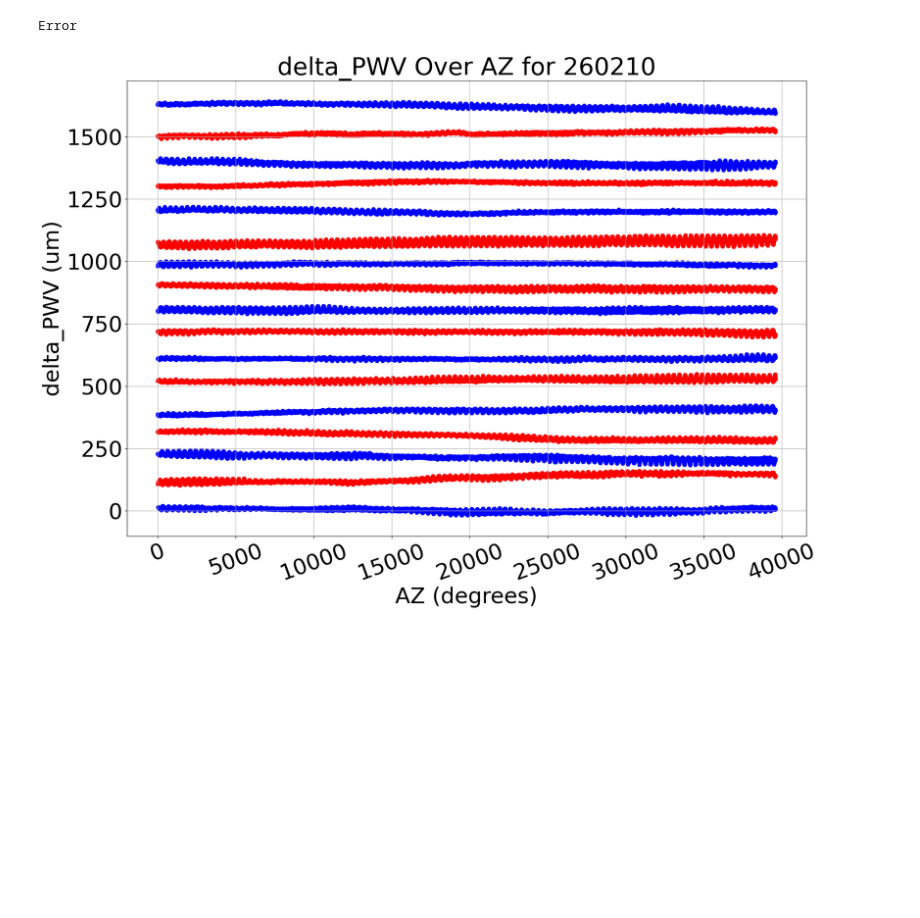
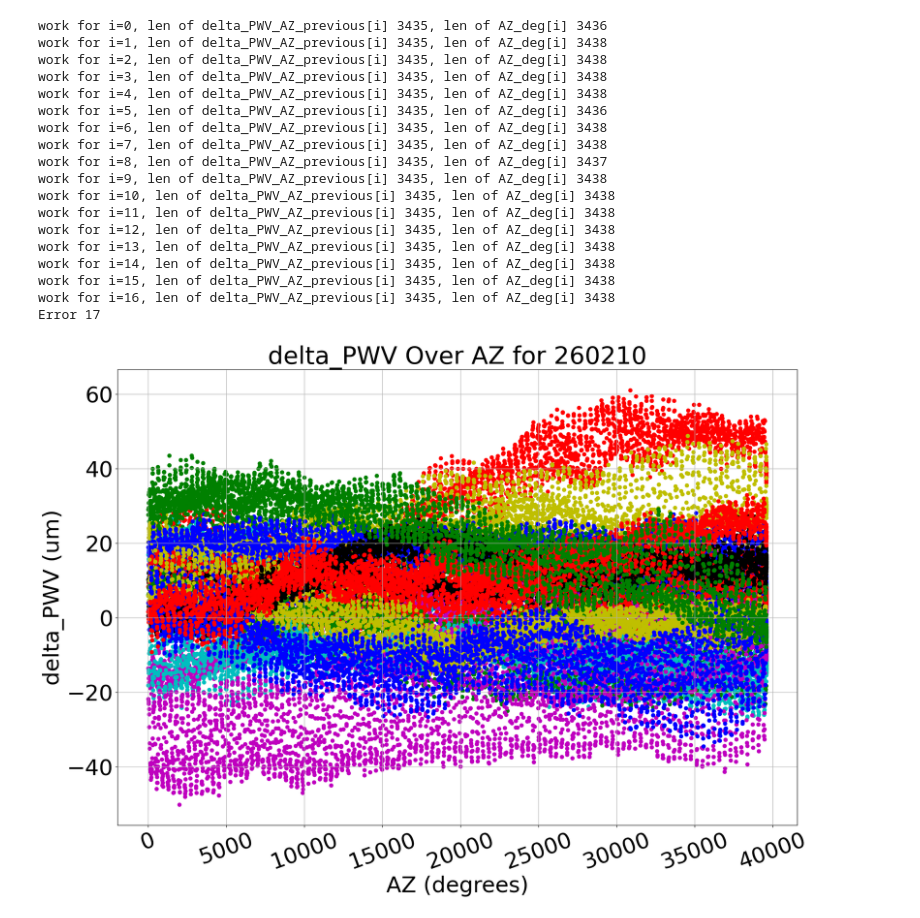
Before and after one commit to ReChen33/252Sum, a Jupyter notebook: Code/Sofia/showCSV26.ipynb, the cells around one changed output. Saved outputs shown, nothing was run; the diff lists cells and outputs as text; code cells hidden in the pictures; blank space fills up the shorter version.

```diff
--- a/Code/Sofia/showCSV26.ipynb
+++ b/Code/Sofia/showCSV26.ipynb
@@ -144,20 +465,20 @@ PWV_TOTAL_line_of_sight = []
 for file in files:
     df = pd.read_csv(file, dtype={'DATE(YYYYMMDD)': str, 'START TIME(HHMMSS.Microsec)': str, 'PWV TOTAL zenith': str})
 
-    if df['START TIME(HHMMSS.Microsec)'][0] == '010136.217888':
-        #print("Found missing time, adding it to the dataframe")
-        # Create a new row as dictionary
-        new_row = {
-            "DATE(YYYYMMDD)": "20260210",
-            "START TIME(HHMMSS.Microsec)": "010253.121565",
-            "END TIME(HHMMSS.Microsec)": "010253.121565",
-            "PWV TOTAL zenith": "729.18 um_pwv",
-            "PWV TOTAL line-of-sight": "890.165 um_pwv",
-            "Nscale_troposphere_h2o": 1.71789
-        }
+    # if df['START TIME(HHMMSS.Microsec)'][0] == '010136.217888':
+    #     #print("Found missing time, adding it to the dataframe")
+    #     # Create a new row as dictionary
+    #     new_row = {
+    #         "DATE(YYYYMMDD)": "20260210",
+    #         "START TIME(HHMMSS.Microsec)": "010253.121565",
+    #         "END TIME(HHMMSS.Microsec)": "010253.121565",
+    #         "PWV TOTAL zenith": "729.18 um_pwv",
+    #         "PWV TOTAL line-of-sight": "890.165 um_pwv",
+    #         "Nscale_troposphere_h2o": 1.71789
+    #     }
 
-        # Append row
-        df.loc[len(df)] = new_row
+    #     # Append row
+    #     df.loc[len(df)] = new_row
 
     df['TIME'] = pd.to_datetime(df['DATE(YYYYMMDD)'] + ' ' + df['START TIME(HHMMSS.Microsec)'], format='%Y%m%d %H%M%S.%f')
     df = df.sort_values(by='TIME')
@@ -211,36 +532,55 @@ for i in range(len(showAngleAZ)):
 delta_PWV_AZ_previous = [[]]
 for i in range(len(PWV_Zen)):
     if i+1 < len(PWV_Zen) and len(PWV_Zen[i+1]) > 0:
         for j in range(len(PWV_Zen[0])-1): # give a constant length
             if j < len(PWV_Zen[i+1]):
                 delta_PWV_AZ_previous[i].append(PWV_Zen[i+1][j] - PWV_Zen[i][j])
         delta_PWV_AZ_previous.append([])
 
-colors = ['b', 'r']
+colors = ['b', 'r', 'g', 'c', 'm', 'y', 'k',
+          'b', 'r', 'g', 'c', 'm', 'y', 'k',
+          'b', 'r', 'g', 'c', 'm', 'y', 'k']
 offset = 0
 plt.figure(figsize=(40/2, 27/2))
 
 # print("AZ_deg length", len(AZ_deg))
 # print("delta_PWV_AZ_previous length", len(delta_PWV_AZ_previous))
 # print("len for 1st [] of AZ",len(AZ_deg[0]))
 # print("len for 1st delta PWV", len(delta_PWV_AZ_previous[0]))
 
 for i in range(len(delta_PWV_AZ_previous)):
     if len(delta_PWV_AZ_previous[i]) > 0:
-        #print(f"work for i={i}, len of delta_PWV_AZ_previous[i] {len(delta_PWV_AZ_previous[i])}, len of AZ_deg[i] {len(AZ_deg[i])}")
+        print(f"work for i={i}, len of delta_PWV_AZ_previous[i] {len(delta_PWV_AZ_previous[i])}, len of AZ_deg[i] {len(AZ_deg[i])}")
         plt.scatter(AZ_deg[i][:len(PWV_Zen[0])-1], [offset + delta for delta in delta_PWV_AZ_previous[i]], marker='o', color=colors[i % len(colors)])
-        offset += 100
+        offset += 0
     else:
-        print("Error")
+        print("Error",i)
 
 plt.title(f'delta_PWV Over AZ for {seasons[0]}', fontsize=40)
 plt.xlabel('AZ (degrees)', fontsize=36)
 plt.ylabel('delta_PWV (um)', fontsize=36)
 plt.xticks(rotation=20, fontsize=36)
 plt.yticks(fontsize=36)
 plt.grid()
 plt.show()
 plt.close()
 # %% [output]
-Error
+work for i=0, len of delta_PWV_AZ_previous[i] 3435, len of AZ_deg[i] 3436
+work for i=1, len of delta_PWV_AZ_previous[i] 3435, len of AZ_deg[i] 3438
+work for i=2, len of delta_PWV_AZ_previous[i] 3435, len of AZ_deg[i] 3438
+work for i=3, len of delta_PWV_AZ_previous[i] 3435, len of AZ_deg[i] 3438
+work for i=4, len of delta_PWV_AZ_previous[i] 3435, len of AZ_deg[i] 3438
+work for i=5, len of delta_PWV_AZ_previous[i] 3435, len of AZ_deg[i] 3436
+work for i=6, len of delta_PWV_AZ_previous[i] 3435, len of AZ_deg[i] 3438
+work for i=7, len of delta_PWV_AZ_previous[i] 3435, len of AZ_deg[i] 3438
+work for i=8, len of delta_PWV_AZ_previous[i] 3435, len of AZ_deg[i] 3437
+work for i=9, len of delta_PWV_AZ_previous[i] 3435, len of AZ_deg[i] 3438
+work for i=10, len of delta_PWV_AZ_previous[i] 3435, len of AZ_deg[i] 3438
+work for i=11, len of delta_PWV_AZ_previous[i] 3435, len of AZ_deg[i] 3438
+work for i=12, len of delta_PWV_AZ_previous[i] 3435, len of AZ_deg[i] 3438
+work for i=13, len of delta_PWV_AZ_previous[i] 3435, len of AZ_deg[i] 3438
+work for i=14, len of delta_PWV_AZ_previous[i] 3435, len of AZ_deg[i] 3438
+work for i=15, len of delta_PWV_AZ_previous[i] 3435, len of AZ_deg[i] 3438
+work for i=16, len of delta_PWV_AZ_previous[i] 3435, len of AZ_deg[i] 3438
+Error 17
-[figure, old version]
+[figure, new version]
```
Also changed, not shown: parts of 5 cells of this notebook, 40 other files.
